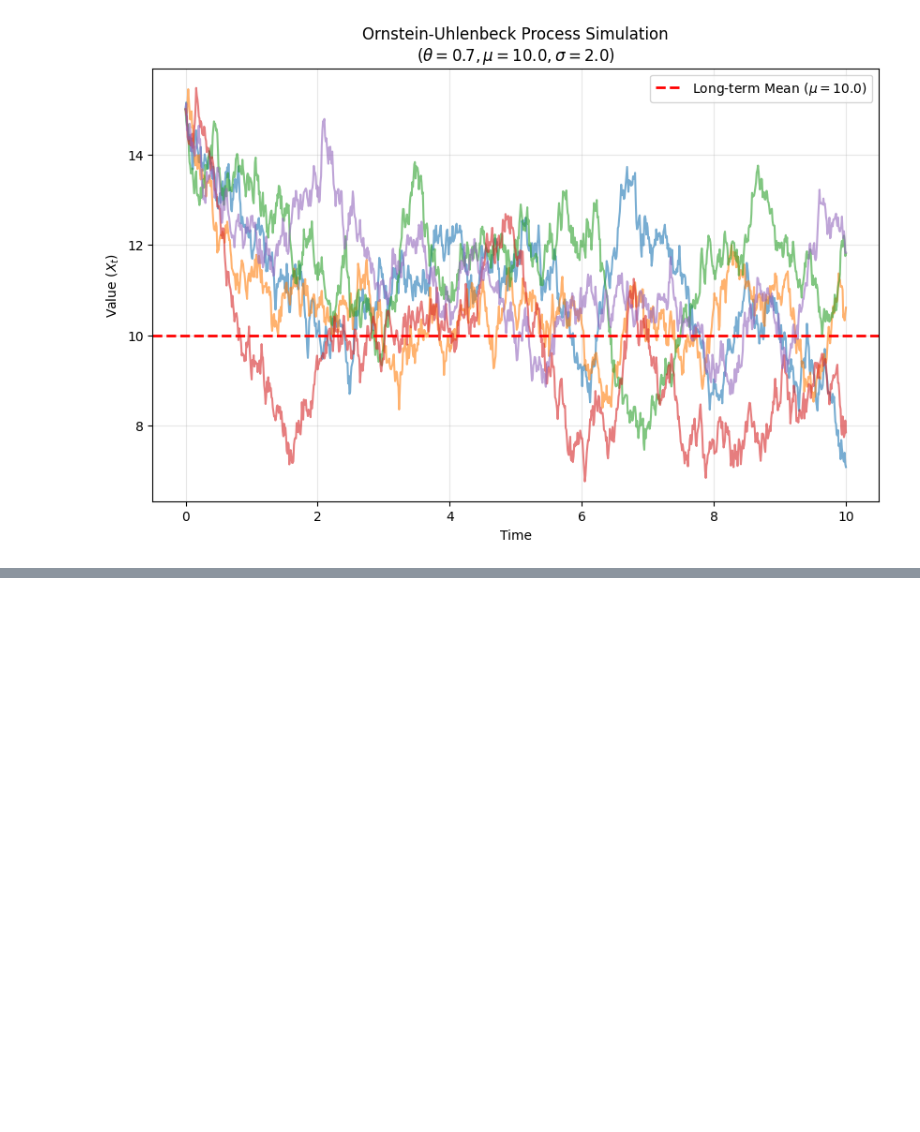
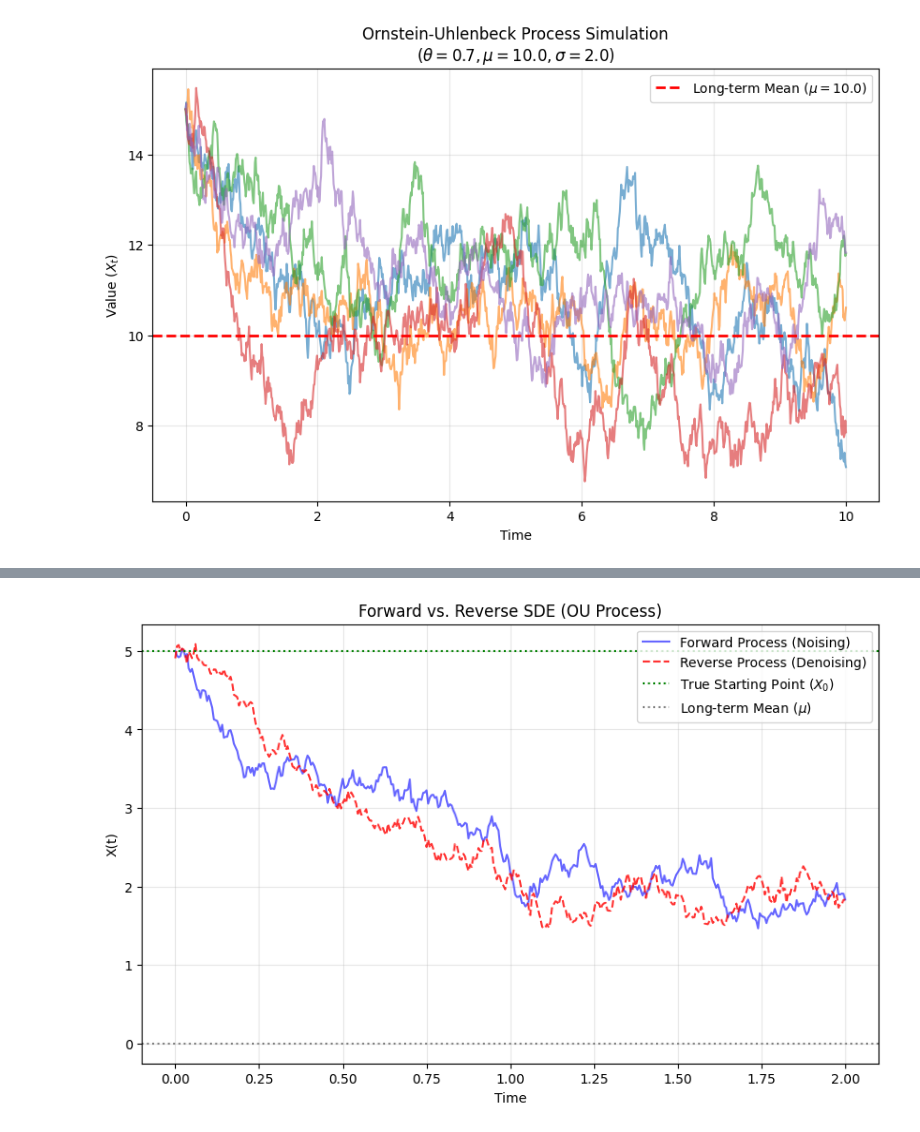
Before and after one commit to XuanWeiWang-999/2025Autumn_ML-project-DiffusionModel_02, a Jupyter notebook: 20260128_code/OUprocess_EulerMaruyama.ipynb, the cells around one changed output, grey strips where cells are left out. Drawn from its saved outputs; the diff is of its cells as text; code cells hidden in the pictures; blank space fills up the shorter version.

```diff
--- a/20260128_code/OUprocess_EulerMaruyama.ipynb
+++ b/20260128_code/OUprocess_EulerMaruyama.ipynb
@@ -71,0 +74,90 @@ plt.show()
+# %%
+import numpy as np
+import matplotlib.pyplot as plt
+
+def analytical_mean_var(t, x0, theta, mu, sigma):
+    """計算 OU 過程在時間 t 的解析均值與變異數"""
+    exp_theta_t = np.exp(-theta * t)
+    mean_t = mu + (x0 - mu) * exp_theta_t
+    # 防止 t=0 時除以零，雖然理論上 t=0 不會用到 score，但數值上需注意
+    var_t = (sigma**2 / (2 * theta)) * (1 - exp_theta_t**2)
+    return mean_t, var_t
+
+def get_score(x, t, x0, theta, mu, sigma):
+    """計算 Score Function: ∇ log p_t(x)"""
+    mean_t, var_t = analytical_mean_var(t, x0, theta, mu, sigma)
+    # 避免 var_t 為 0 (t=0 時)
+    if var_t < 1e-5:
+        return 0
+    return -(x - mean_t) / var_t
+
+# --- 參數設定 ---
+theta = 1.0
+mu = 0.0      # 設均值為 0 方便觀察
+sigma = 1.0
+x0_true = 5.0 # 初始值 (我們希望 Reverse 過程能走回這裡)
+T = 2.0
+dt = 0.005
+N = int(T / dt)
+t_axis = np.linspace(0, T, N+1)
+
+# --- 1. Forward SDE (模擬數據生成/加噪) ---
+# X_{t+1} = X_t + f(X,t)dt + g dW
+x_fwd = np.zeros(N+1)
+x_fwd[0] = x0_true
+
+for i in range(N):
+    t = t_axis[i]
+    dt_step = dt
+    dw = np.random.normal(0, np.sqrt(dt_step))
+
+    drift = theta * (mu - x_fwd[i])
+    diffusion = sigma
+
+    x_fwd[i+1] = x_fwd[i] + drift * dt_step + diffusion * dw
+
+print(f"Forward 終點 (t={T}): {x_fwd[-1]:.4f}")
+
+# --- 2. Reverse SDE (模擬生成/去噪) ---
+# 我們從 Forward 的終點開始，嘗試走回起點
+# 公式: dX = [f(X) - sigma^2 * score] dt + sigma dW
+# 注意: 這裡是「時間倒流」，所以 dt 在數值更新時取負號，或是公式調整
+x_rev = np.zeros(N+1)
+x_rev[-1] = x_fwd[-1] # 起點是 Forward 的終點
+
+# 這裡我們使用 explicit looping from N-1 down to 0
+for i in range(N-1, -1, -1):
+    t_current = t_axis[i+1] # 當前時間是較晚的時間
+    x_curr = x_rev[i+1]
+
+    # 計算該時刻的 Score (需要用到已知的 x0_true 資訊來計算解析解)
+    # 在實際 Diffusion Model 中，這部分是由神經網路 s_theta(x, t) 預測的
+    score = get_score(x_curr, t_current, x0_true, theta, mu, sigma)
+
+    # Reverse Drift: f(X) - sigma^2 * Score
+    f_x = theta * (mu - x_curr)
+    rev_drift = f_x - (sigma**2) * score
+
+    # Euler-Maruyama Step (Reverse)
+    # 這裡的 dt 視為負的步長 (-dt)，但布朗運動項的 scaling 仍是 sqrt(dt)
+    # dX_bar = (f - sigma^2 score) * (-dt) + sigma * dW_bar
+    dw = np.random.normal(0, np.sqrt(dt))
+
+    x_rev[i] = x_curr - rev_drift * dt + sigma * dw
+
+print(f"Reverse 終點 (t=0): {x_rev[0]:.4f} (原始值: {x0_true})")
+
+# --- 繪圖比較 ---
+plt.figure(figsize=(10, 6))
+plt.plot(t_axis, x_fwd, label='Forward Process (Noising)', color='blue', alpha=0.6)
+plt.plot(t_axis, x_rev, label='Reverse Process (Denoising)', color='red', linestyle='--', alpha=0.8)
+plt.axhline(y=x0_true, color='green', linestyle=':', label='True Starting Point ($X_0$)')
+plt.axhline(y=mu, color='gray', linestyle=':', label='Long-term Mean ($\mu$)')
+
+plt.title('Forward vs. Reverse SDE (OU Process)')
+plt.xlabel('Time')
+plt.ylabel('X(t)')
+plt.legend()
+plt.grid(True, alpha=0.3)
+plt.show()
+# %% [output]
@@ -71,0 +166 @@ plt.show()
+[figure, added]
```
Also changed, not shown: parts of 7 cells of this notebook.
